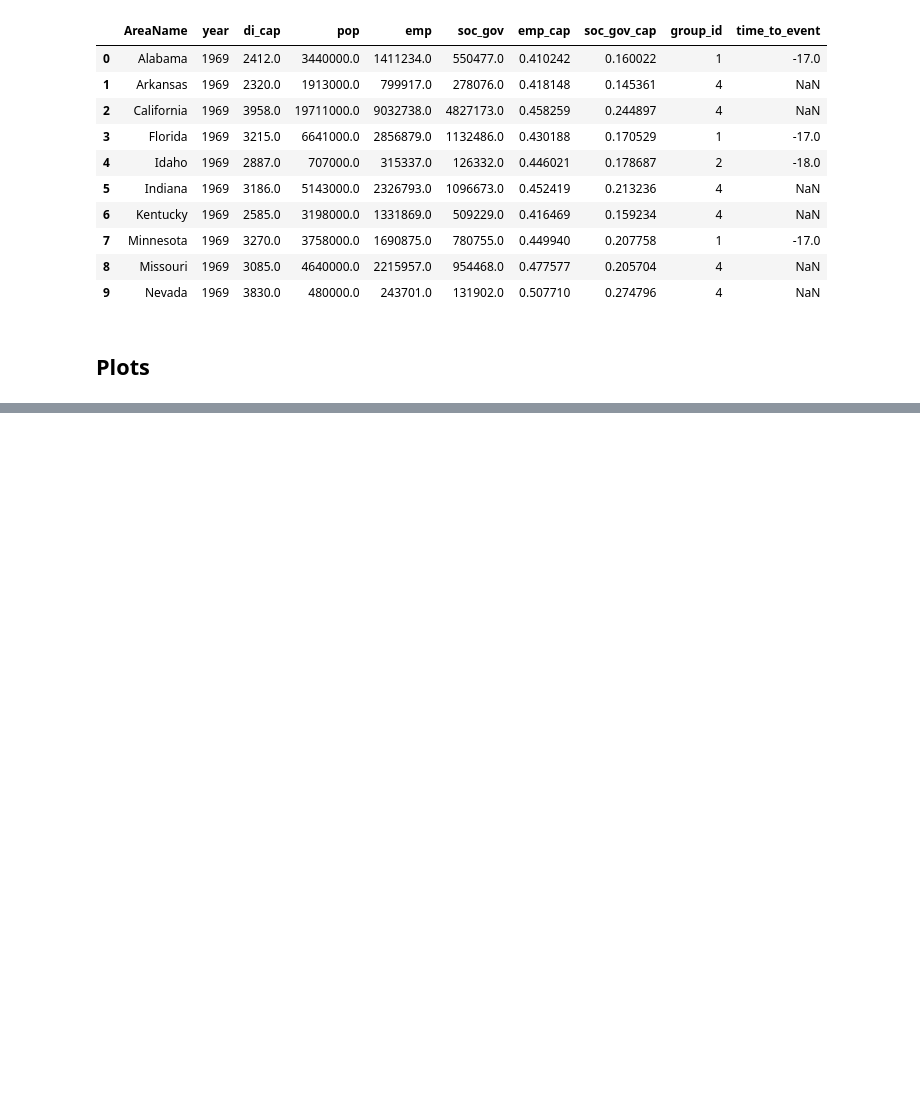
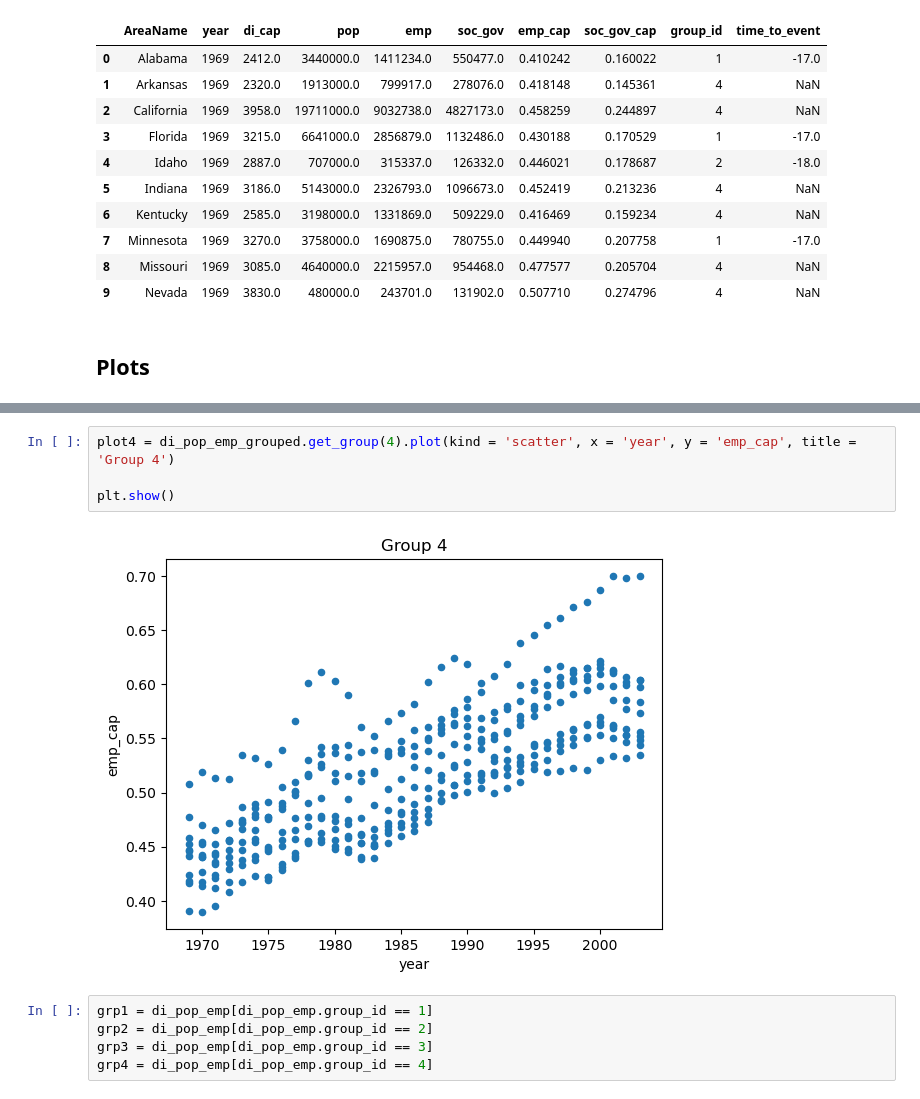
Before and after one commit to NumEconCopenhagen/projects-2024-josh-joshua-and-lyonell, a Jupyter notebook: Dataproject_Joshua/dataproject.ipynb, the cells around one changed output, grey strips where cells are left out. Saved outputs shown, nothing was run; the diff lists cells and outputs as text; blank space fills up the shorter version.

```diff
--- a/Dataproject_Joshua/dataproject.ipynb
+++ b/Dataproject_Joshua/dataproject.ipynb
@@ -530,0 +531,11 @@ ax2 = di_pop_emp.plot.scatter(x='year',
+# %%
+plot4 = di_pop_emp_grouped.get_group(4).plot(kind = 'scatter', x = 'year', y = 'emp_cap', title = 'Group 4')
+
+plt.show()
+# %% [output]
+[figure, added]
+# %%
+grp1 = di_pop_emp[di_pop_emp.group_id == 1]
+grp2 = di_pop_emp[di_pop_emp.group_id == 2]
+grp3 = di_pop_emp[di_pop_emp.group_id == 3]
+grp4 = di_pop_emp[di_pop_emp.group_id == 4]
```
Also changed, not shown: parts of 8 cells of this notebook.
